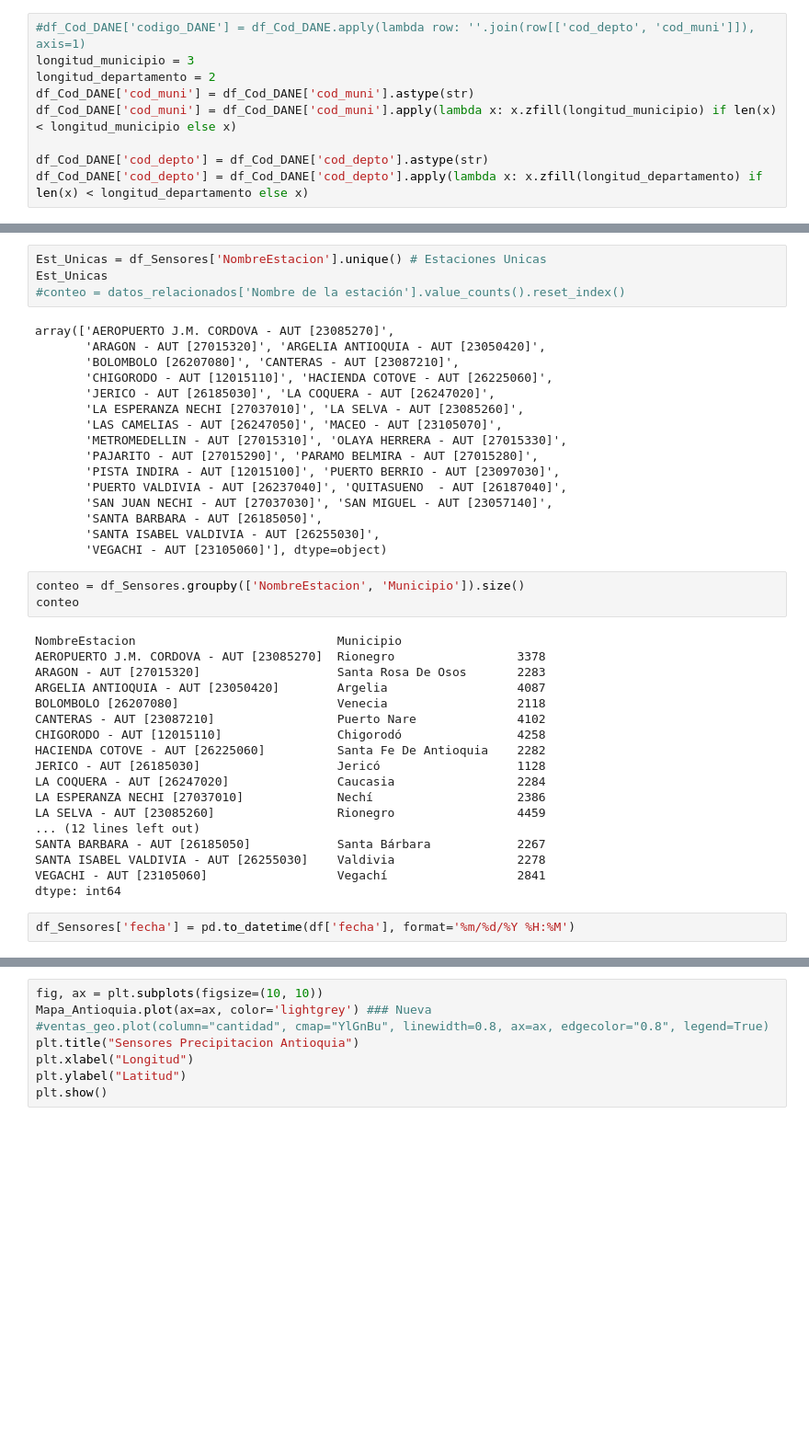
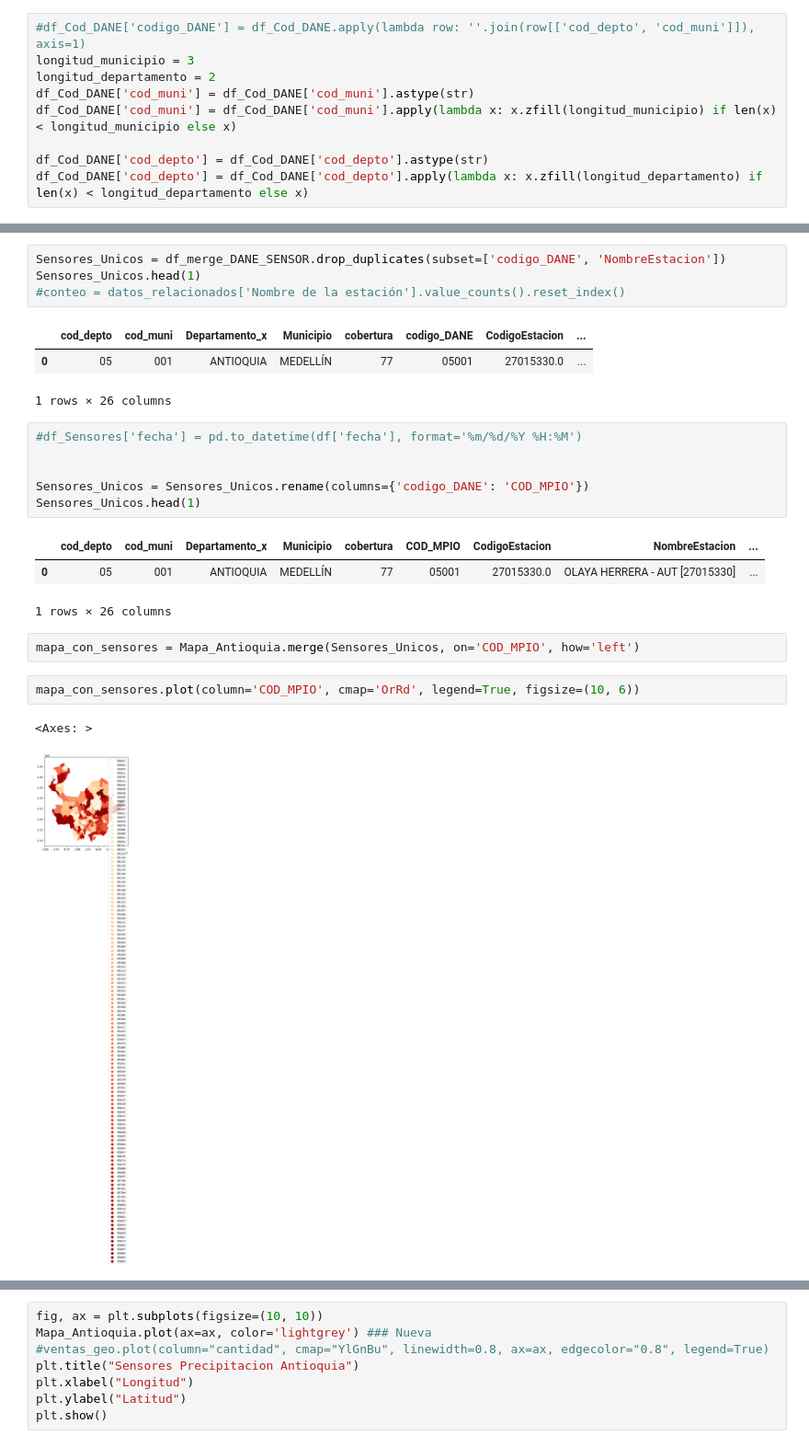
Before and after one commit to stijopa/Tesis, a Jupyter notebook: EDA_T_Sensores.ipynb, the cells around one changed output, grey strips where cells are left out. Shown at 92% size. Cells and saved outputs as stored; diff of their text form; blank space fills up the shorter version.

```diff
--- a/EDA_T_Sensores.ipynb
+++ b/EDA_T_Sensores.ipynb
@@ -79,45 +138,27 @@ Duplicados en df1:
 
 [67149 rows x 21 columns]
 # %%
-Est_Unicas = df_Sensores['NombreEstacion'].unique() # Estaciones Unicas
-Est_Unicas
+Sensores_Unicos = df_merge_DANE_SENSOR.drop_duplicates(subset=['codigo_DANE', 'NombreEstacion'])
+Sensores_Unicos.head(1)
 #conteo = datos_relacionados['Nombre de la estación'].value_counts().reset_index()
 # %% [output]
+|  | cod_depto | cod_muni | Departamento_x | Municipio | cobertura | codigo_DANE | CodigoEstacion | ... |
+| 0 | 05 | 001 | ANTIOQUIA | MEDELLÍN | 77 | 05001 | 27015330.0 | ... |
-array(['AEROPUERTO J.M. CORDOVA - AUT [23085270]',
-       'ARAGON - AUT [27015320]', 'ARGELIA ANTIOQUIA - AUT [23050420]',
-       'BOLOMBOLO [26207080]', 'CANTERAS - AUT [23087210]',
-       'CHIGORODO - AUT [12015110]', 'HACIENDA COTOVE - AUT [26225060]',
-       'JERICO - AUT [26185030]', 'LA COQUERA - AUT [26247020]',
-       'LA ESPERANZA NECHI [27037010]', 'LA SELVA - AUT [23085260]',
-       'LAS CAMELIAS - AUT [26247050]', 'MACEO - AUT [23105070]',
-       'METROMEDELLIN - AUT [27015310]', 'OLAYA HERRERA - AUT [27015330]',
-       'PAJARITO - AUT [27015290]', 'PARAMO BELMIRA - AUT [27015280]',
-       'PISTA INDIRA - AUT [12015100]', 'PUERTO BERRIO - AUT [23097030]',
-       'PUERTO VALDIVIA - AUT [26237040]', 'QUITASUENO  - AUT [26187040]',
-       'SAN JUAN NECHI - AUT [27037030]', 'SAN MIGUEL - AUT [23057140]',
-       'SANTA BARBARA - AUT [26185050]',
-       'SANTA ISABEL VALDIVIA - AUT [26255030]',
-       'VEGACHI - AUT [23105060]'], dtype=object)
+1 rows × 26 columns
-# %%
-conteo = df_Sensores.groupby(['NombreEstacion', 'Municipio']).size()
-conteo
-# %% [output]
-NombreEstacion                            Municipio
-AEROPUERTO J.M. CORDOVA - AUT [23085270]  Rionegro                 3378
-ARAGON - AUT [27015320]                   Santa Rosa De Osos       2283
-ARGELIA ANTIOQUIA - AUT [23050420]        Argelia                  4087
-BOLOMBOLO [26207080]                      Venecia                  2118
-CANTERAS - AUT [23087210]                 Puerto Nare              4102
-CHIGORODO - AUT [12015110]                Chigorodó                4258
-HACIENDA COTOVE - AUT [26225060]          Santa Fe De Antioquia    2282
-JERICO - AUT [26185030]                   Jericó                   1128
-LA COQUERA - AUT [26247020]               Caucasia                 2284
-LA ESPERANZA NECHI [27037010]             Nechí                    2386
-LA SELVA - AUT [23085260]                 Rionegro                 4459
-... (12 lines left out)
-SANTA BARBARA - AUT [26185050]            Santa Bárbara            2267
-SANTA ISABEL VALDIVIA - AUT [26255030]    Valdivia                 2278
-VEGACHI - AUT [23105060]                  Vegachí                  2841
-dtype: int64
 # %%
-df_Sensores['fecha'] = pd.to_datetime(df['fecha'], format='%m/%d/%Y %H:%M')
+#df_Sensores['fecha'] = pd.to_datetime(df['fecha'], format='%m/%d/%Y %H:%M')
+
+
+Sensores_Unicos = Sensores_Unicos.rename(columns={'codigo_DANE': 'COD_MPIO'})
+Sensores_Unicos.head(1)
+# %% [output]
+|  | cod_depto | cod_muni | Departamento_x | Municipio | cobertura | COD_MPIO | CodigoEstacion | NombreEstacion | ... |
+| 0 | 05 | 001 | ANTIOQUIA | MEDELLÍN | 77 | 05001 | 27015330.0 | OLAYA HERRERA - AUT [27015330] | ... |
+1 rows × 26 columns
+# %%
+mapa_con_sensores = Mapa_Antioquia.merge(Sensores_Unicos, on='COD_MPIO', how='left')
+# %%
+mapa_con_sensores.plot(column='COD_MPIO', cmap='OrRd', legend=True, figsize=(10, 6))
+# %% [output]
+<Axes: >
+[figure, added]
```
Also changed, not shown: parts of 8 cells of this notebook.
